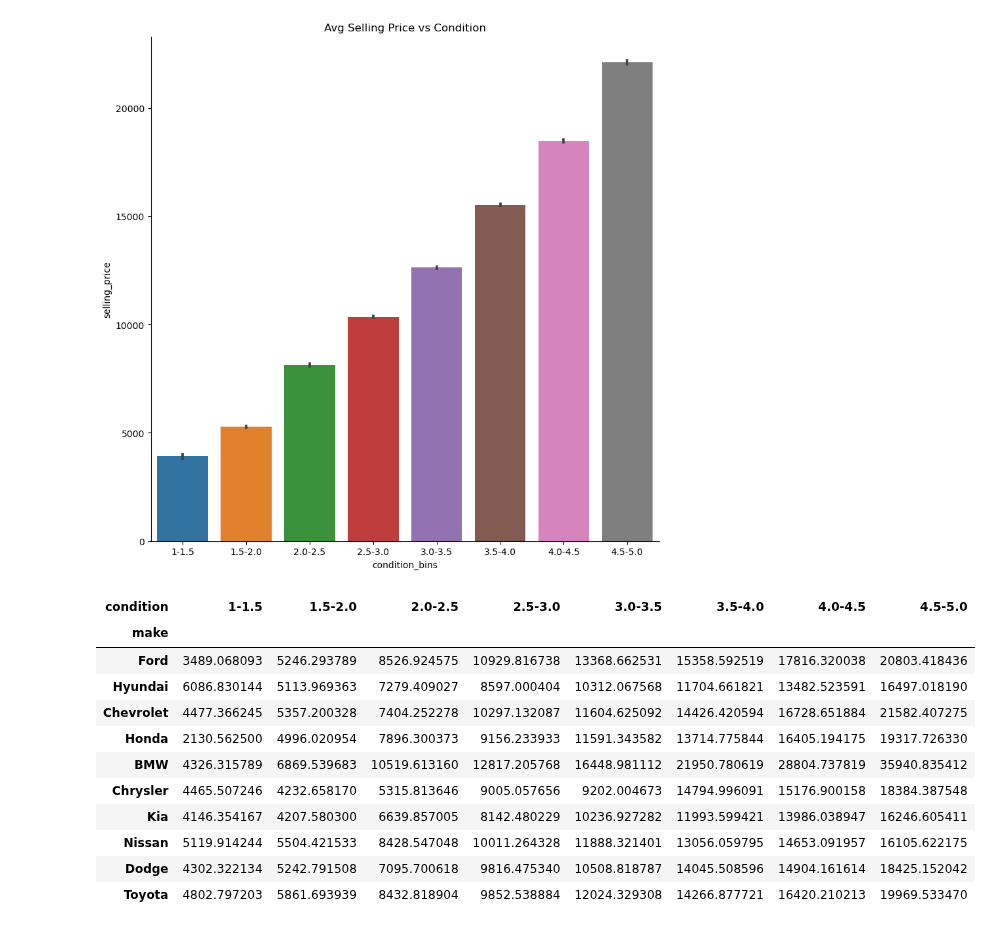
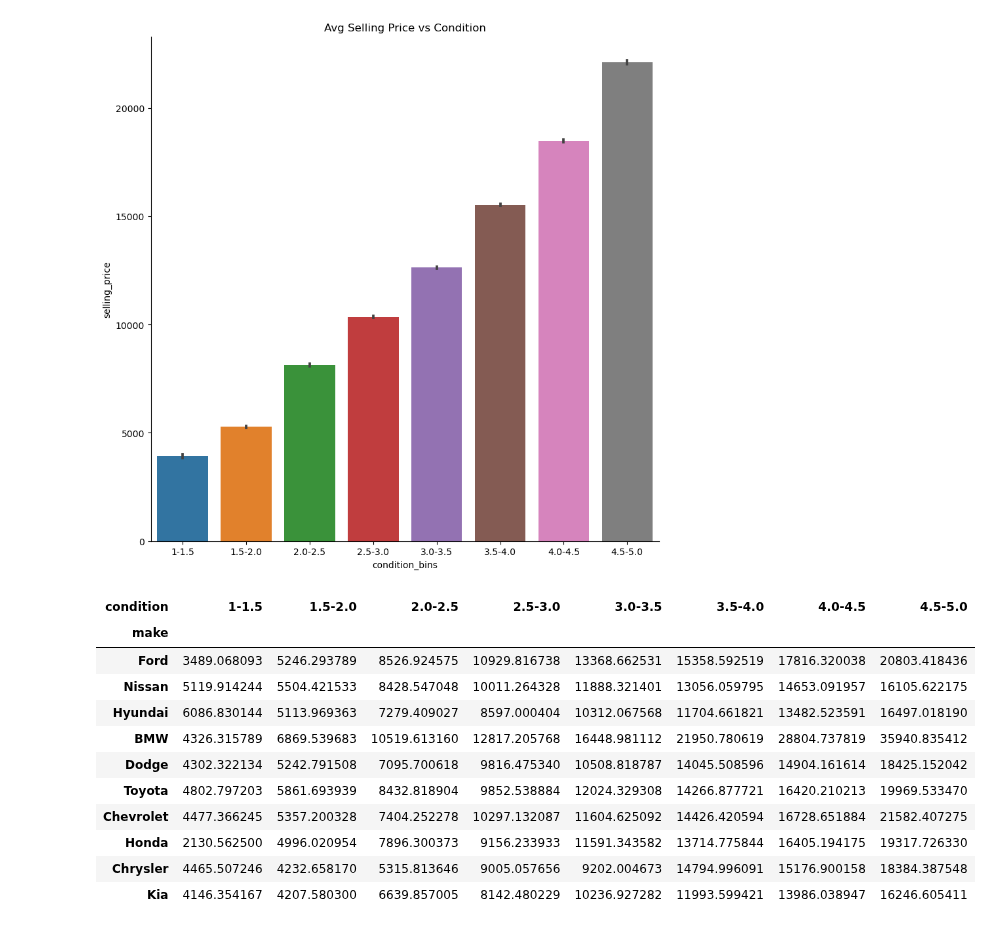
Before and after one commit to MeetPatel89/car_sales_analysis, a Jupyter notebook: notebook.ipynb, the cells around one changed output. Drawn from its saved outputs; the diff is of its cells as text; code cells hidden in the pictures.

Commit message:
use sql alchemy connectable to read sql using pandas

```diff
--- a/notebook.ipynb
+++ b/notebook.ipynb
@@ -258,20 +258,20 @@ sns.despine()
 # %% [output]
 [figure]
 # %%
-avgs = pd.read_sql(read_contents(rf"{ROOT_DIR}/sql/make_cond_price.sql"), sqlConn.get_conn_odbc())
+avgs = pd.read_sql(read_contents(rf"{ROOT_DIR}/sql/make_cond_price.sql"), sqlConn.get_sql_engine())
 avgs.set_index("make", inplace=True)
 avgs.columns.name = "condition"
 avgs
 # %% [output]
 | condition | 1-1.5 | 1.5-2.0 | 2.0-2.5 | 2.5-3.0 | 3.0-3.5 | 3.5-4.0 | 4.0-4.5 | 4.5-5.0 |
 | make |  |  |  |  |  |  |  |  |
 | Ford | 3489.068093 | 5246.293789 | 8526.924575 | 10929.816738 | 13368.662531 | 15358.592519 | 17816.320038 | 20803.418436 |
+| Nissan | 5119.914244 | 5504.421533 | 8428.547048 | 10011.264328 | 11888.321401 | 13056.059795 | 14653.091957 | 16105.622175 |
 | Hyundai | 6086.830144 | 5113.969363 | 7279.409027 | 8597.000404 | 10312.067568 | 11704.661821 | 13482.523591 | 16497.018190 |
+| BMW | 4326.315789 | 6869.539683 | 10519.613160 | 12817.205768 | 16448.981112 | 21950.780619 | 28804.737819 | 35940.835412 |
+| Dodge | 4302.322134 | 5242.791508 | 7095.700618 | 9816.475340 | 10508.818787 | 14045.508596 | 14904.161614 | 18425.152042 |
+| Toyota | 4802.797203 | 5861.693939 | 8432.818904 | 9852.538884 | 12024.329308 | 14266.877721 | 16420.210213 | 19969.533470 |
 | Chevrolet | 4477.366245 | 5357.200328 | 7404.252278 | 10297.132087 | 11604.625092 | 14426.420594 | 16728.651884 | 21582.407275 |
 | Honda | 2130.562500 | 4996.020954 | 7896.300373 | 9156.233933 | 11591.343582 | 13714.775844 | 16405.194175 | 19317.726330 |
-| BMW | 4326.315789 | 6869.539683 | 10519.613160 | 12817.205768 | 16448.981112 | 21950.780619 | 28804.737819 | 35940.835412 |
 | Chrysler | 4465.507246 | 4232.658170 | 5315.813646 | 9005.057656 | 9202.004673 | 14794.996091 | 15176.900158 | 18384.387548 |
 | Kia | 4146.354167 | 4207.580300 | 6639.857005 | 8142.480229 | 10236.927282 | 11993.599421 | 13986.038947 | 16246.605411 |
-| Nissan | 5119.914244 | 5504.421533 | 8428.547048 | 10011.264328 | 11888.321401 | 13056.059795 | 14653.091957 | 16105.622175 |
-| Dodge | 4302.322134 | 5242.791508 | 7095.700618 | 9816.475340 | 10508.818787 | 14045.508596 | 14904.161614 | 18425.152042 |
-| Toyota | 4802.797203 | 5861.693939 | 8432.818904 | 9852.538884 | 12024.329308 | 14266.877721 | 16420.210213 | 19969.533470 |
```
Also changed, not shown: parts of 4 cells of this notebook, 1 other file.
